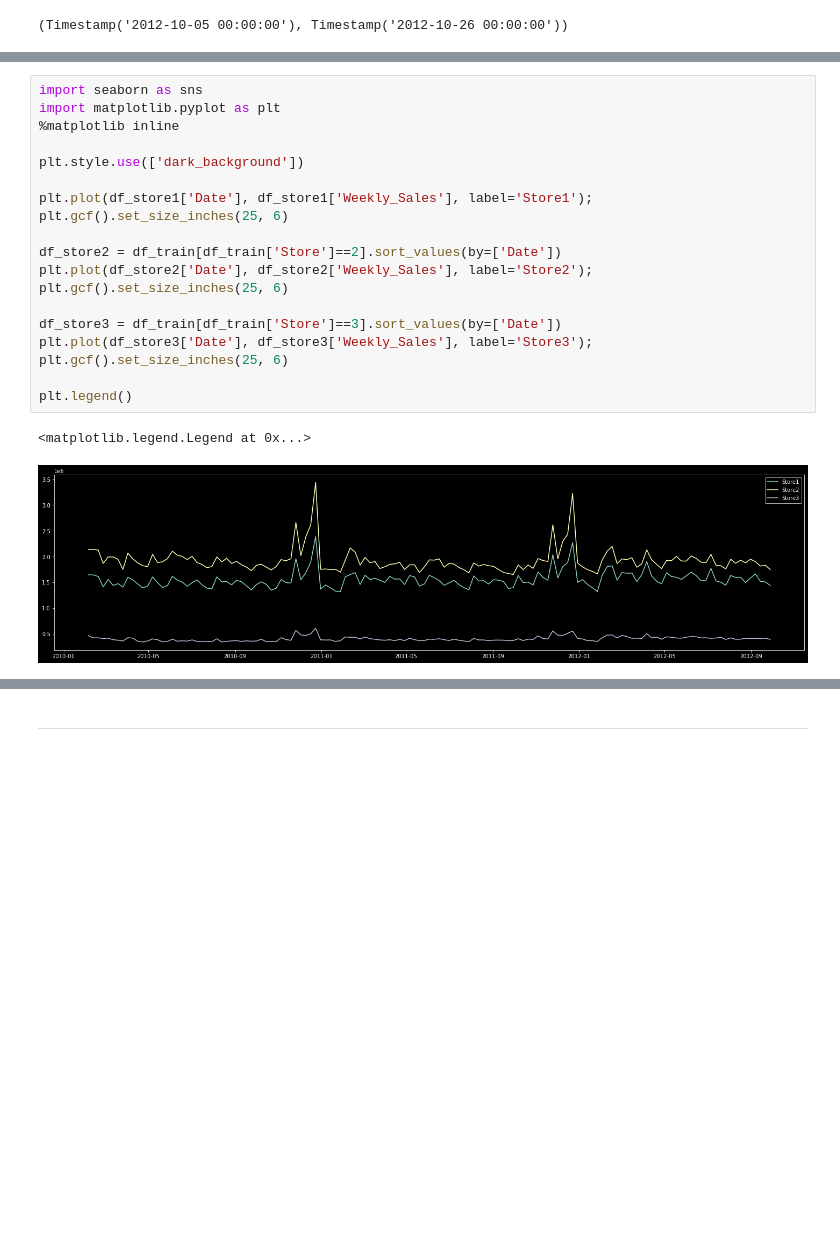
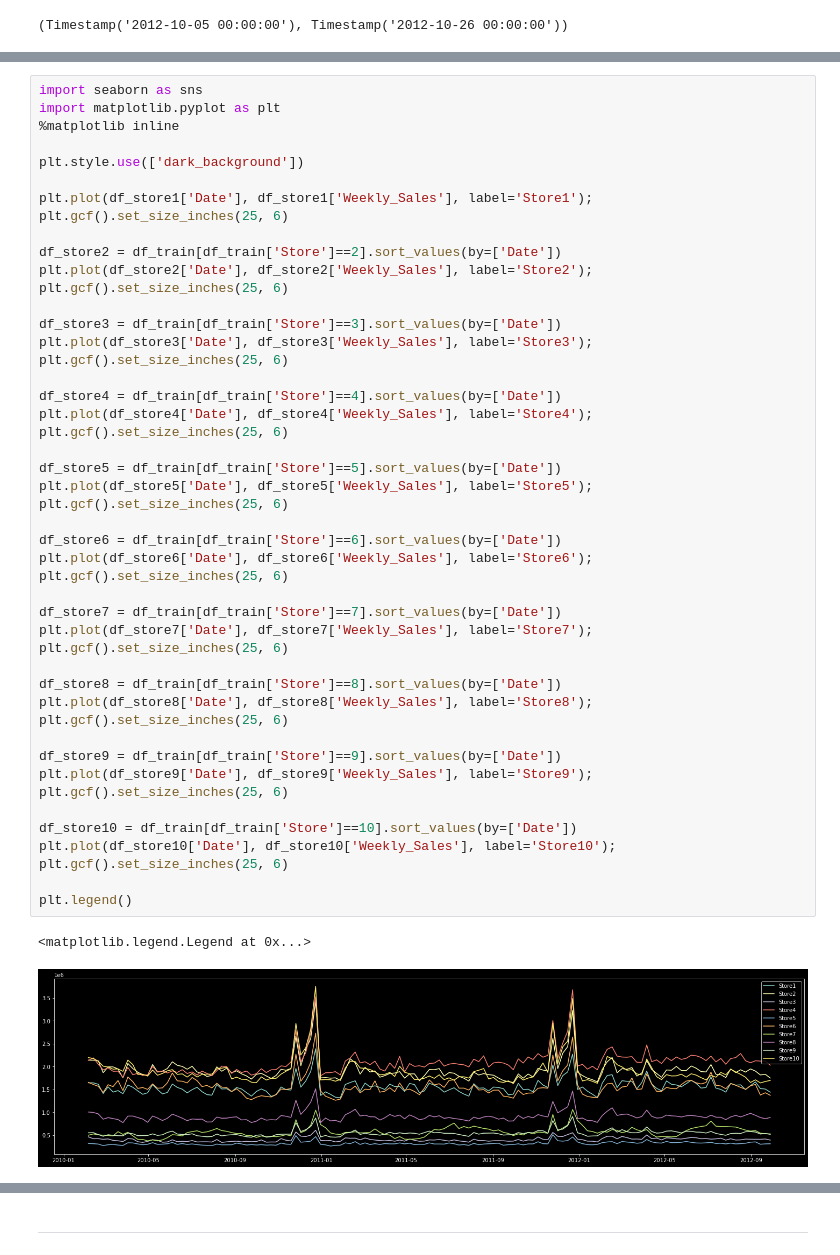
Before and after one commit to jadefactory/branch_sales_forecast, a Jupyter notebook: baseline_code.ipynb, the cells around one changed output, grey strips where cells are left out. Saved outputs shown, nothing was run; the diff lists cells and outputs as text; blank space fills up the shorter version.

```diff
--- a/baseline_code.ipynb
+++ b/baseline_code.ipynb
@@ -351,22 +390,50 @@ df_store1.head(10)
 # %%
 import seaborn as sns
 import matplotlib.pyplot as plt
 %matplotlib inline
 
 plt.style.use(['dark_background'])
 
 plt.plot(df_store1['Date'], df_store1['Weekly_Sales'], label='Store1');
 plt.gcf().set_size_inches(25, 6)
 
 df_store2 = df_train[df_train['Store']==2].sort_values(by=['Date'])
 plt.plot(df_store2['Date'], df_store2['Weekly_Sales'], label='Store2');
 plt.gcf().set_size_inches(25, 6)
 
 df_store3 = df_train[df_train['Store']==3].sort_values(by=['Date'])
 plt.plot(df_store3['Date'], df_store3['Weekly_Sales'], label='Store3');
 plt.gcf().set_size_inches(25, 6)
 
+df_store4 = df_train[df_train['Store']==4].sort_values(by=['Date'])
+plt.plot(df_store4['Date'], df_store4['Weekly_Sales'], label='Store4');
+plt.gcf().set_size_inches(25, 6)
+
+df_store5 = df_train[df_train['Store']==5].sort_values(by=['Date'])
+plt.plot(df_store5['Date'], df_store5['Weekly_Sales'], label='Store5');
+plt.gcf().set_size_inches(25, 6)
+
+df_store6 = df_train[df_train['Store']==6].sort_values(by=['Date'])
+plt.plot(df_store6['Date'], df_store6['Weekly_Sales'], label='Store6');
+plt.gcf().set_size_inches(25, 6)
+
+df_store7 = df_train[df_train['Store']==7].sort_values(by=['Date'])
+plt.plot(df_store7['Date'], df_store7['Weekly_Sales'], label='Store7');
+plt.gcf().set_size_inches(25, 6)
+
+df_store8 = df_train[df_train['Store']==8].sort_values(by=['Date'])
+plt.plot(df_store8['Date'], df_store8['Weekly_Sales'], label='Store8');
+plt.gcf().set_size_inches(25, 6)
+
+df_store9 = df_train[df_train['Store']==9].sort_values(by=['Date'])
+plt.plot(df_store9['Date'], df_store9['Weekly_Sales'], label='Store9');
+plt.gcf().set_size_inches(25, 6)
+
+df_store10 = df_train[df_train['Store']==10].sort_values(by=['Date'])
+plt.plot(df_store10['Date'], df_store10['Weekly_Sales'], label='Store10');
+plt.gcf().set_size_inches(25, 6)
+
 plt.legend()
 # %% [output]
 <matplotlib.legend.Legend at 0x...>
-[figure, old version]
+[figure, new version]
```
Also changed, not shown: parts of 37 cells of this notebook.
